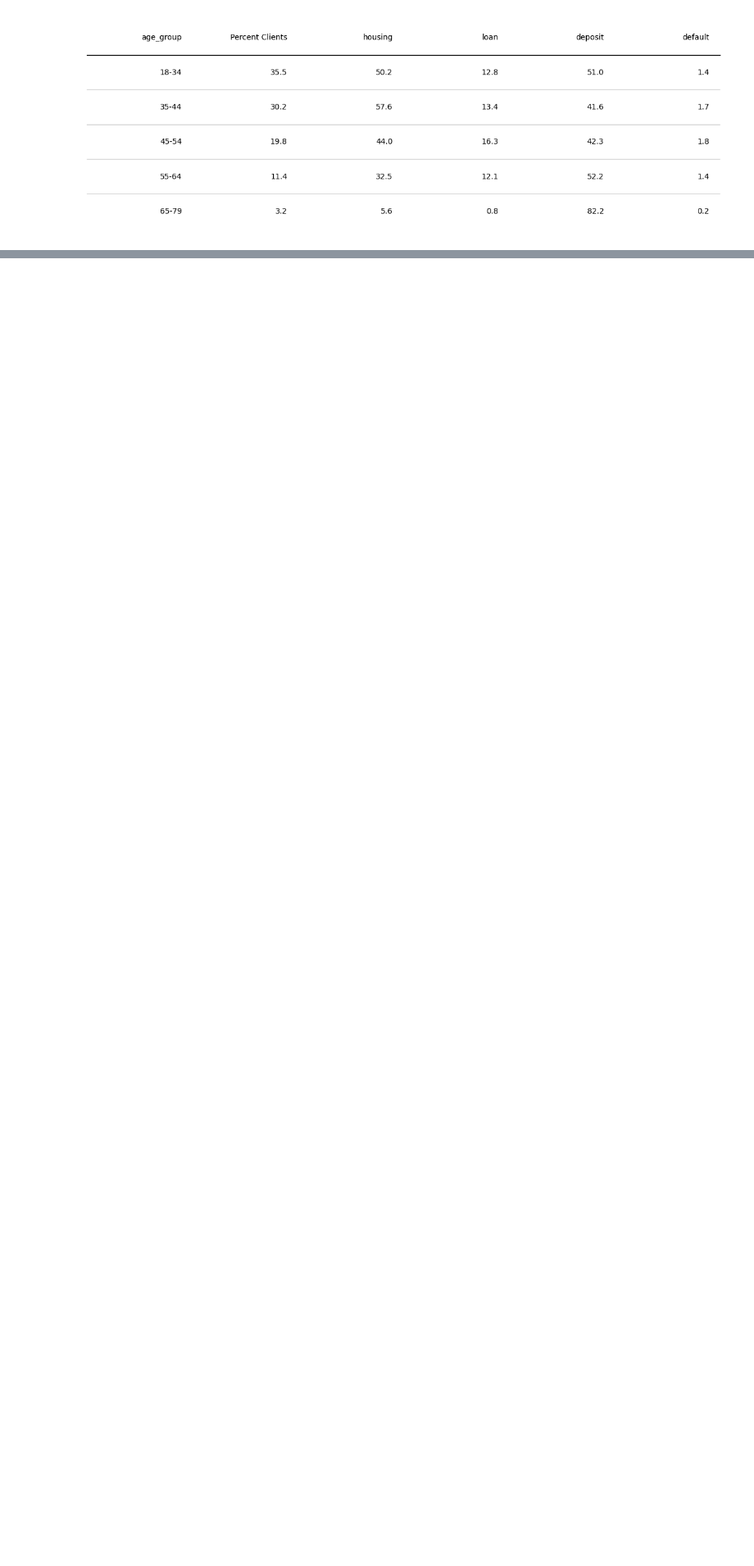
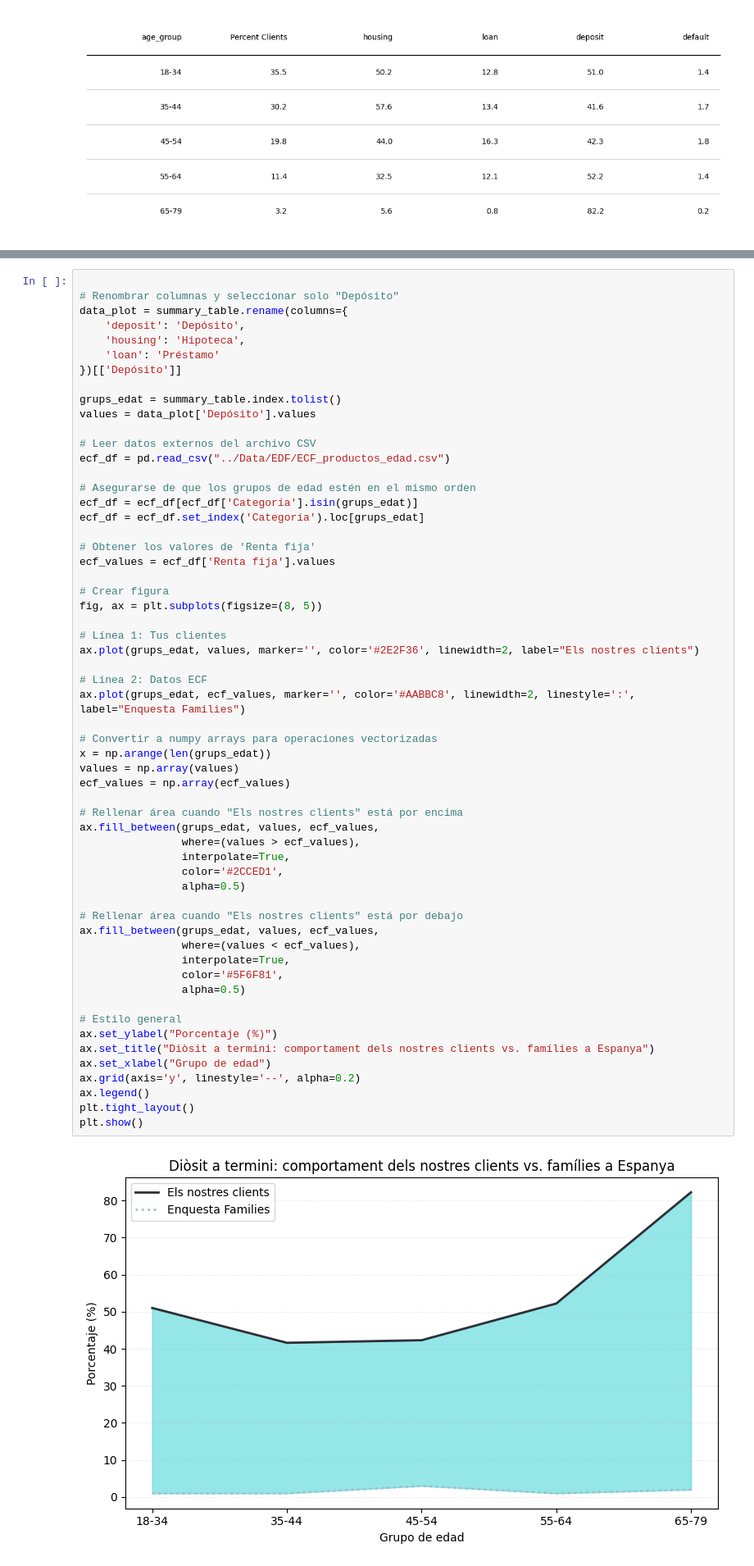
Before and after one commit to Lambda-14/Sim-Empresa, a Jupyter notebook: Equip_9/Scripts/250602_segmentos-en-el_df.ipynb, the cells around one changed output, grey strips where cells are left out. Shown at 82% size. Cells and saved outputs as stored; diff of their text form; blank space fills up the shorter version.

```diff
--- a/Equip_9/Scripts/250602_segmentos-en-el_df.ipynb
+++ b/Equip_9/Scripts/250602_segmentos-en-el_df.ipynb
@@ -800,3 +800,63 @@ plt.tight_layout()
 plt.show()
 # %% [output]
 [figure]
+# %%
+
+# Renombrar columnas y seleccionar solo "Depósito"
+data_plot = summary_table.rename(columns={
+    'deposit': 'Depósito',
+    'housing': 'Hipoteca',
+    'loan': 'Préstamo'
+})[['Depósito']]
+
+grups_edat = summary_table.index.tolist()
+values = data_plot['Depósito'].values
+
+# Leer datos externos del archivo CSV
+ecf_df = pd.read_csv("../Data/EDF/ECF_productos_edad.csv")
+
+# Asegurarse de que los grupos de edad estén en el mismo orden
+ecf_df = ecf_df[ecf_df['Categoría'].isin(grups_edat)]
+ecf_df = ecf_df.set_index('Categoría').loc[grups_edat]
+
+# Obtener los valores de 'Renta fija'
+ecf_values = ecf_df['Renta fija'].values
+
+# Crear figura
+fig, ax = plt.subplots(figsize=(8, 5))
+
+# Línea 1: Tus clientes
+ax.plot(grups_edat, values, marker='', color='#2E2F36', linewidth=2, label="Els nostres clients")
+
+# Línea 2: Datos ECF
+ax.plot(grups_edat, ecf_values, marker='', color='#AABBC8', linewidth=2, linestyle=':', label="Enquesta Families")
+
+# Convertir a numpy arrays para operaciones vectorizadas
+x = np.arange(len(grups_edat))
+values = np.array(values)
+ecf_values = np.array(ecf_values)
+
+# Rellenar área cuando "Els nostres clients" está por encima
+ax.fill_between(grups_edat, values, ecf_values,
+                where=(values > ecf_values),
+                interpolate=True,
+                color='#2CCED1',
+                alpha=0.5)
+
+# Rellenar área cuando "Els nostres clients" está por debajo
+ax.fill_between(grups_edat, values, ecf_values,
+                where=(values < ecf_values),
+                interpolate=True,
+                color='#5F6F81',
+                alpha=0.5)
+
+# Estilo general
+ax.set_ylabel("Porcentaje (%)")
+ax.set_title("Diòsit a termini: comportament dels nostres clients vs. famílies a Espanya")
+ax.set_xlabel("Grupo de edad")
+ax.grid(axis='y', linestyle='--', alpha=0.2)
+ax.legend()
+plt.tight_layout()
+plt.show()
+# %% [output]
+[figure, added]
```
